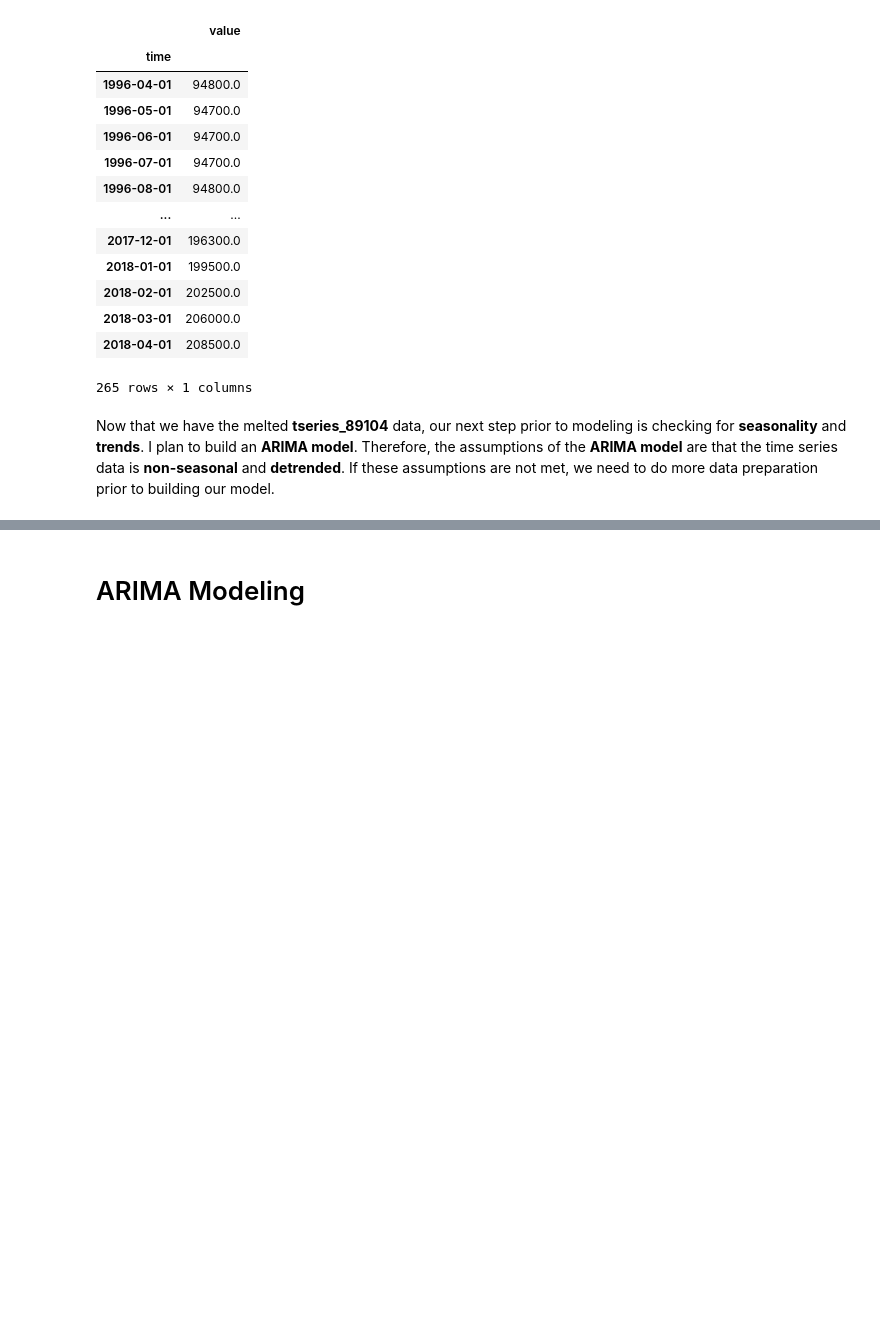
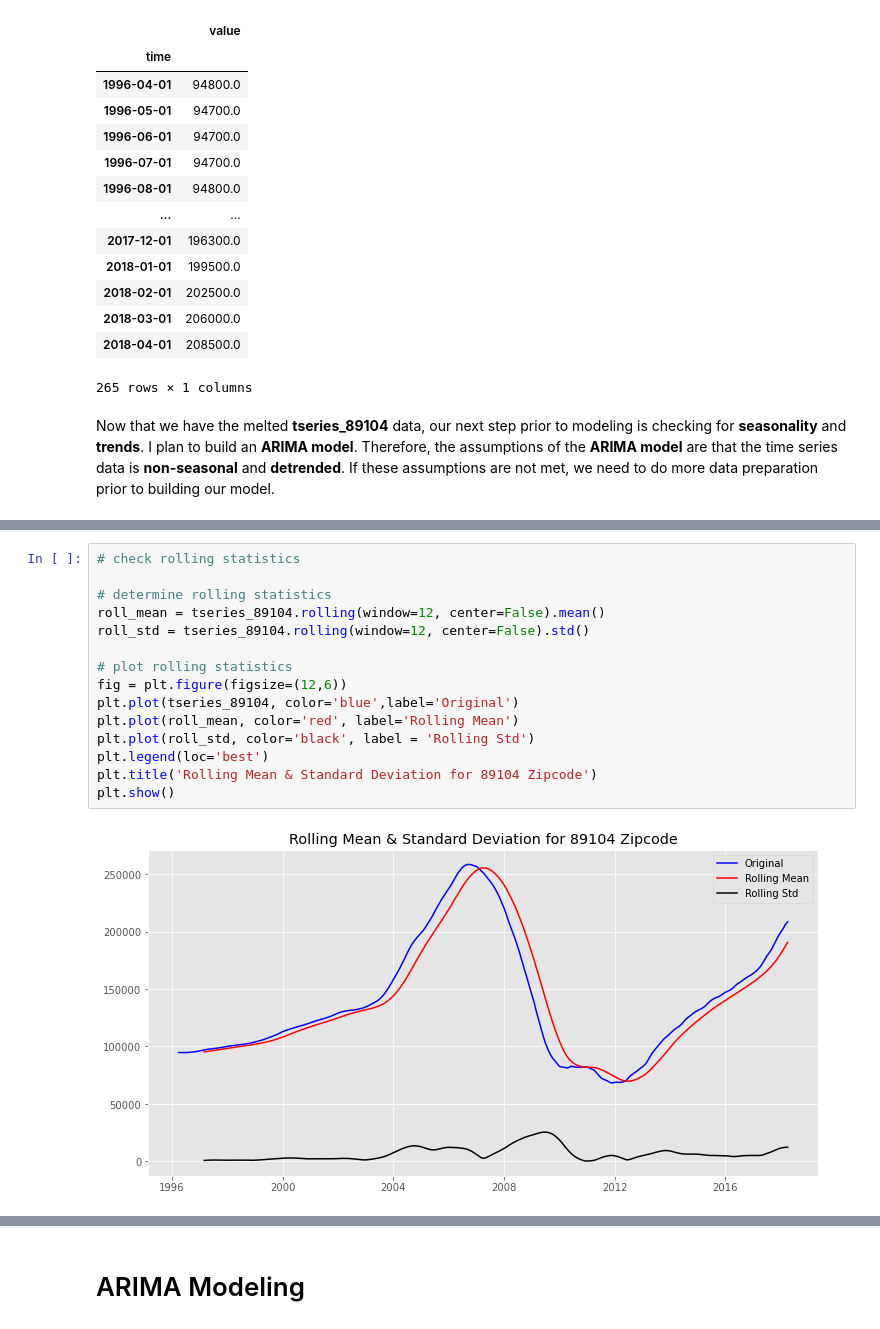
Before and after one commit to jbenedito99/Zipcode-Time-Series-Modeling, a Jupyter notebook: time-series/notebook.ipynb, the cells around one changed output, grey strips where cells are left out. Drawn from its saved outputs; the diff is of its cells as text; blank space fills up the shorter version.

```diff
--- a/time-series/notebook.ipynb
+++ b/time-series/notebook.ipynb
@@ -304,0 +309,17 @@ ARIMA assumes that the data is non-seasonal and detrended
+# %%
+# check rolling statistics
+
+# determine rolling statistics
+roll_mean = tseries_89104.rolling(window=12, center=False).mean()
+roll_std = tseries_89104.rolling(window=12, center=False).std()
+
+# plot rolling statistics
+fig = plt.figure(figsize=(12,6))
+plt.plot(tseries_89104, color='blue',label='Original')
+plt.plot(roll_mean, color='red', label='Rolling Mean')
+plt.plot(roll_std, color='black', label = 'Rolling Std')
+plt.legend(loc='best')
+plt.title('Rolling Mean & Standard Deviation for 89104 Zipcode')
+plt.show()
+# %% [output]
+[figure, added]
```
Also changed, not shown: parts of 19 cells of this notebook.
